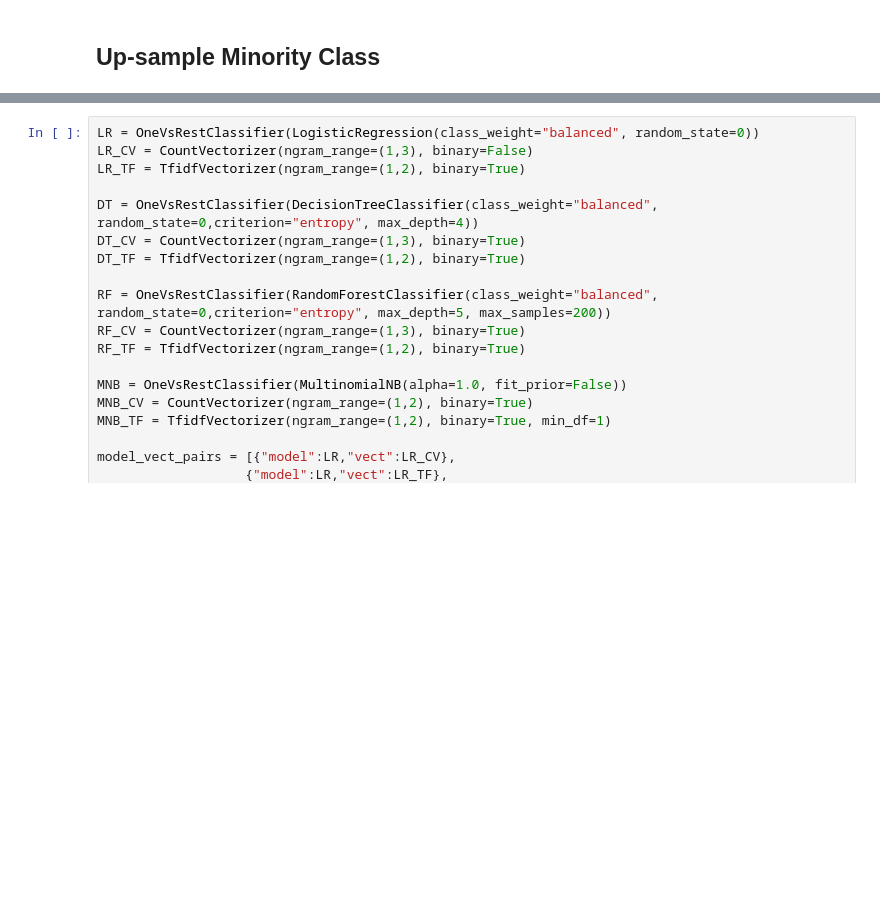
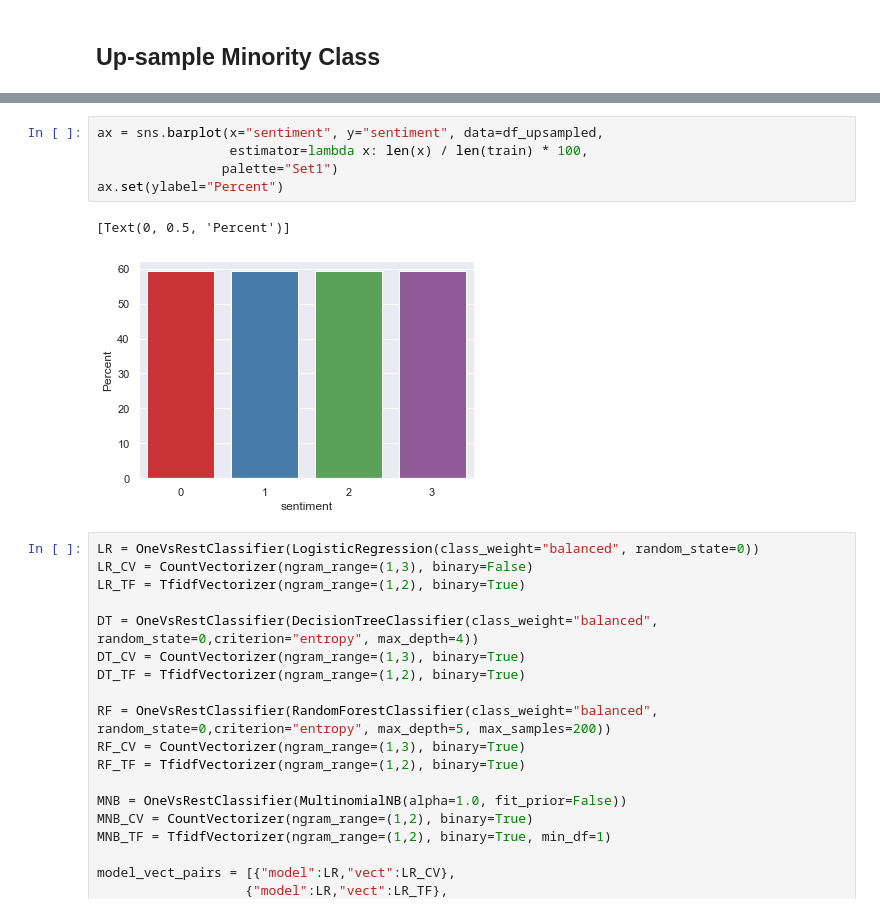
Before and after one commit to tripidhoble/Hackathon-Projects, a Jupyter notebook: Greayatom Hackathon-2/Emotion_Analyser_v2.ipynb, the cells around one changed output, grey strips where cells are left out. Saved outputs shown, nothing was run; the diff lists cells and outputs as text; blank space fills up the shorter version.

```diff
--- a/Greayatom Hackathon-2/Emotion_Analyser_v2.ipynb
+++ b/Greayatom Hackathon-2/Emotion_Analyser_v2.ipynb
@@ -813,3 +797,11 @@ X_test_data = test_p
+# %%
+ax = sns.barplot(x="sentiment", y="sentiment", data=df_upsampled,
+                 estimator=lambda x: len(x) / len(train) * 100,
+                palette="Set1")
+ax.set(ylabel="Percent")
+# %% [output]
+[Text(0, 0.5, 'Percent')]
+[figure, added]
 # %%
 LR = OneVsRestClassifier(LogisticRegression(class_weight="balanced", random_state=0))
 LR_CV = CountVectorizer(ngram_range=(1,3), binary=False)
```
Also changed, not shown: parts of 8 cells of this notebook.
